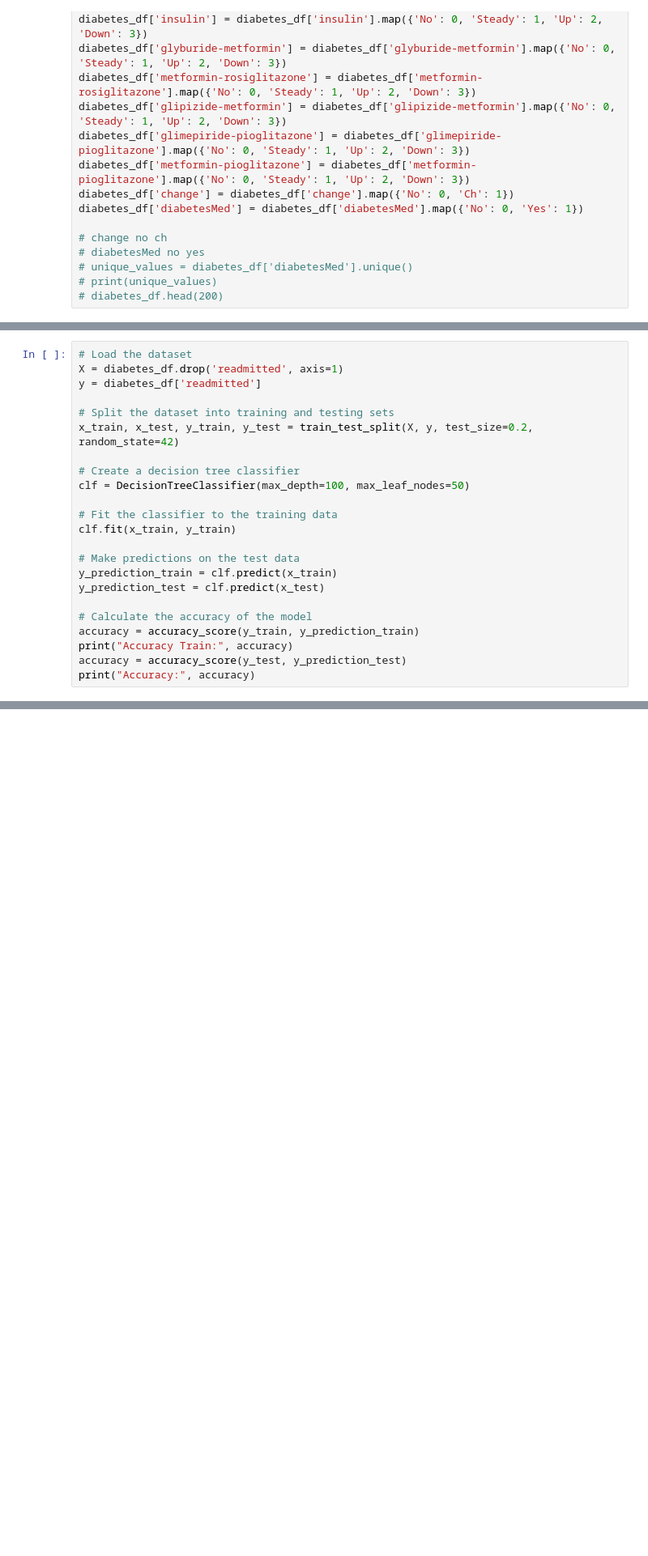
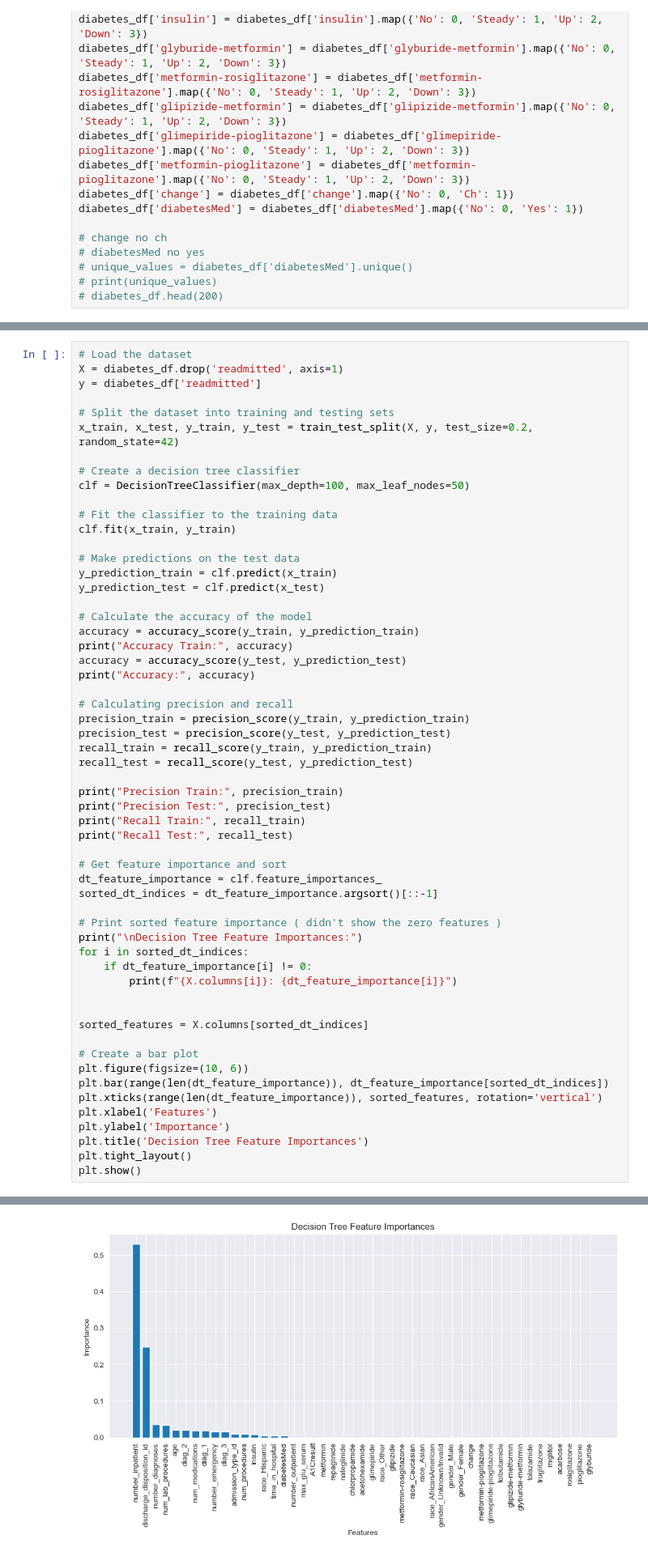
Before and after one commit to BerlinTheWall/ML-decision-tree, a Jupyter notebook: Assignment4.ipynb, the cells around one changed output, grey strips where cells are left out. Shown at 81% size. Cells and saved outputs as stored; diff of their text form; blank space fills up the shorter version.

Commit message:
add chart for importance of features and correlation

```diff
--- a/Assignment4.ipynb
+++ b/Assignment4.ipynb
@@ -297,6 +298,40 @@ accuracy = accuracy_score(y_train, y_prediction_train)
 print("Accuracy Train:", accuracy)
 accuracy = accuracy_score(y_test, y_prediction_test)
 print("Accuracy:", accuracy)
+
+# Calculating precision and recall
+precision_train = precision_score(y_train, y_prediction_train)
+precision_test = precision_score(y_test, y_prediction_test)
+recall_train = recall_score(y_train, y_prediction_train)
+recall_test = recall_score(y_test, y_prediction_test)
+
+print("Precision Train:", precision_train)
+print("Precision Test:", precision_test)
+print("Recall Train:", recall_train)
+print("Recall Test:", recall_test)
+
+# Get feature importance and sort
+dt_feature_importance = clf.feature_importances_
+sorted_dt_indices = dt_feature_importance.argsort()[::-1]
+
+# Print sorted feature importance ( didn't show the zero features )
+print("\nDecision Tree Feature Importances:")
+for i in sorted_dt_indices:
+    if dt_feature_importance[i] != 0:
+        print(f"{X.columns[i]}: {dt_feature_importance[i]}")
+
+
+sorted_features = X.columns[sorted_dt_indices]
+
+# Create a bar plot
+plt.figure(figsize=(10, 6))
+plt.bar(range(len(dt_feature_importance)), dt_feature_importance[sorted_dt_indices])
+plt.xticks(range(len(dt_feature_importance)), sorted_features, rotation='vertical')
+plt.xlabel('Features')
+plt.ylabel('Importance')
+plt.title('Decision Tree Feature Importances')
+plt.tight_layout()
+plt.show()
 # %% [output]
 Accuracy Train: 0.8904584090797425
 Accuracy: 0.8868035766925421
@@ -303 +353,2 @@ Accuracy: 0.8868035766925421
+[figure, added]
 # %% [markdown]
```
Also changed, not shown: parts of 6 cells of this notebook.
